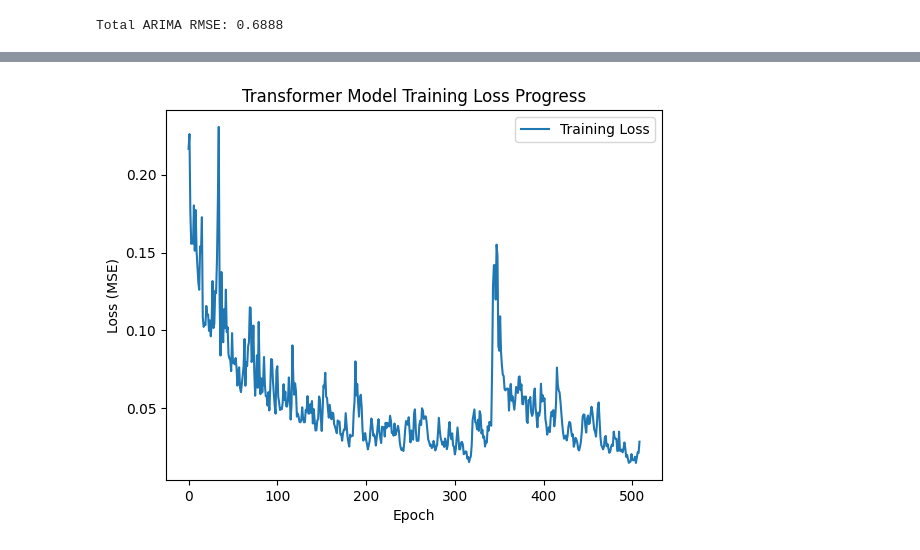
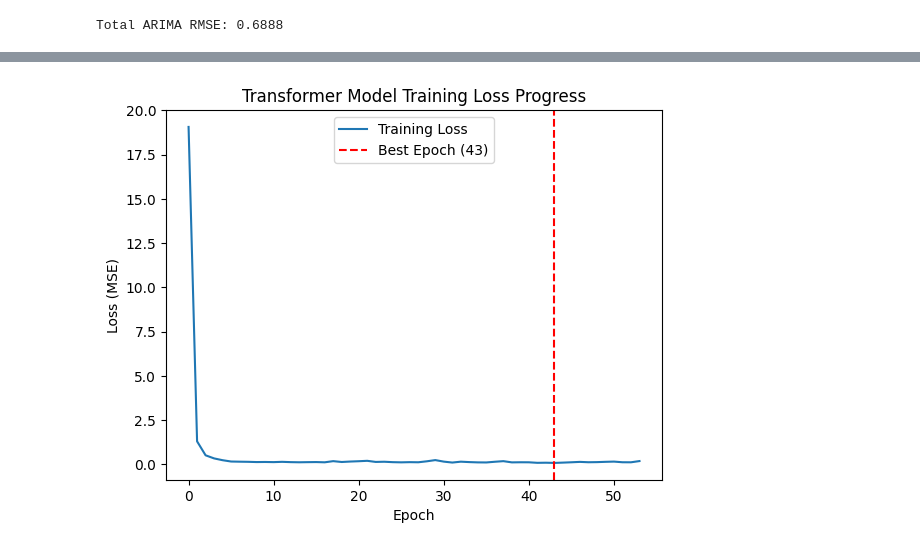
Before and after one commit to peterhgruber/ts-transform-matherika-internal, a Jupyter notebook: paper_replication/costa_et_al.ipynb, the cells around one changed output, grey strips where cells are left out. Drawn from its saved outputs; the diff is of its cells as text; code cells hidden in the pictures.

```diff
--- a/paper_replication/costa_et_al.ipynb
+++ b/paper_replication/costa_et_al.ipynb
@@ -429,7 +390,21 @@ model.add(Dense(1))
 # Compile
 model.compile(loss='mse', optimizer=Adam(learning_rate=1e-3))
 
-# Train
-model.fit(X_train_final, y_train_final, epochs=100, batch_size=16, verbose=1)
+# Add early stopping
+early_stop = EarlyStopping(
+    monitor='loss',
+    patience=10,
+    restore_best_weights=True
+)
+
+# Train with history tracking
+history = model.fit(
+    X_train_final,
+    y_train_final,
+    epochs=100,
+    batch_size=16,
+    verbose=1,
+    callbacks=[early_stop]
+)
 # %% [output]
 Epoch 1/100
@@ -566,7 +522,11 @@ Without this callback, your model will use the weights from the last epoch, not
 # %%
 transformer_model = build_transformer_model((my_window_size, 1))
 
-from tensorflow.keras.callbacks import ModelCheckpoint
+early_stop = EarlyStopping(
+    monitor='loss',
+    patience=10,
+    restore_best_weights=True
+)
 
 transformer_model.compile(
     loss='mse',
@@ -575,21 +535,20 @@ transformer_model.compile(
 
 checkpoint = ModelCheckpoint(
     'best_transformer.weights.h5',
-    monitor='loss',           # or 'val_loss' if you have validation data
+    monitor='loss',
     save_best_only=True,
     save_weights_only=True,
     mode='min',
     verbose=1
 )
 
-
-transformer_model.fit(
+history = transformer_model.fit(
     X_train_final,
     y_train_final,
     epochs=512,
     batch_size=16,
     verbose=1,
-    callbacks=[checkpoint]
+    callbacks=[checkpoint, early_stop]
 )
 # %% [output]
 Epoch 1/512
@@ -613,12 +571,16 @@ Epoch 512: loss did not improve from 0.01482
 # %%
-plt.plot(transformer_model.history.history['loss'][3:], label='Training Loss')
+losses = history.history['loss']
+best_epoch = np.argmin(losses)
+
+plt.plot(losses, label='Training Loss')
+plt.axvline(best_epoch, color='red', linestyle='--', label=f'Best Epoch ({best_epoch})')
 plt.xlabel('Epoch')
 plt.ylabel('Loss (MSE)')
 plt.title('Transformer Model Training Loss Progress')
 plt.legend()
 plt.show()
 # %% [output]
-[figure, old version]
+[figure, new version]
 # %%
 transformer_model.load_weights('best_transformer.weights.h5')
 y_pred_scaled = transformer_model.predict(X_test_final).flatten()
```
Also changed, not shown: parts of 22 cells of this notebook, 1 other file.
